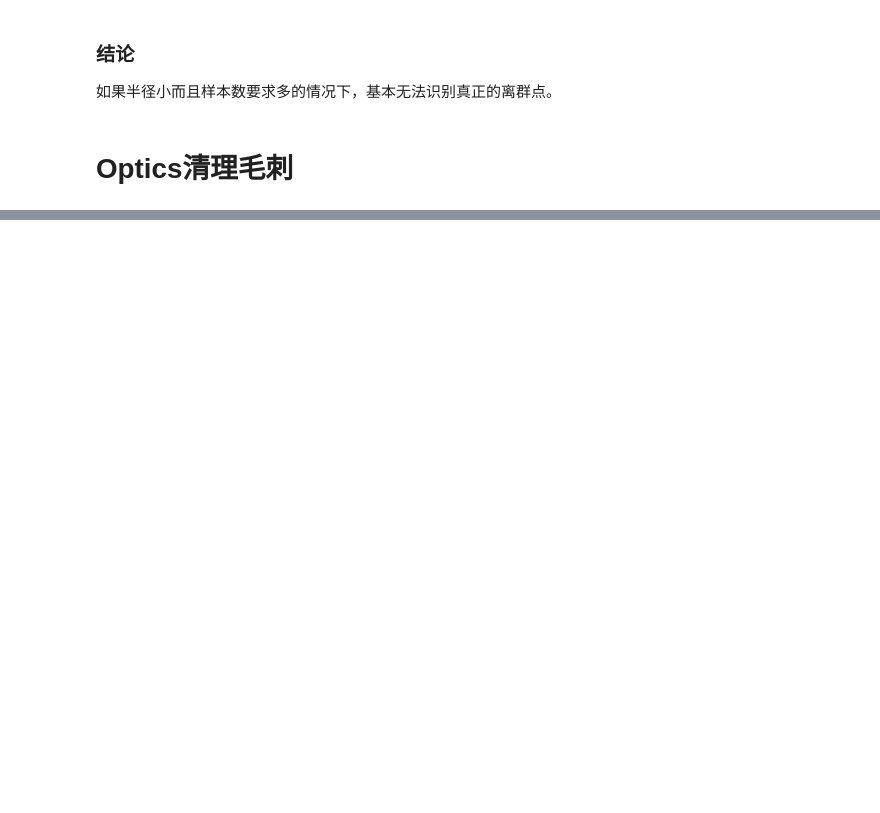
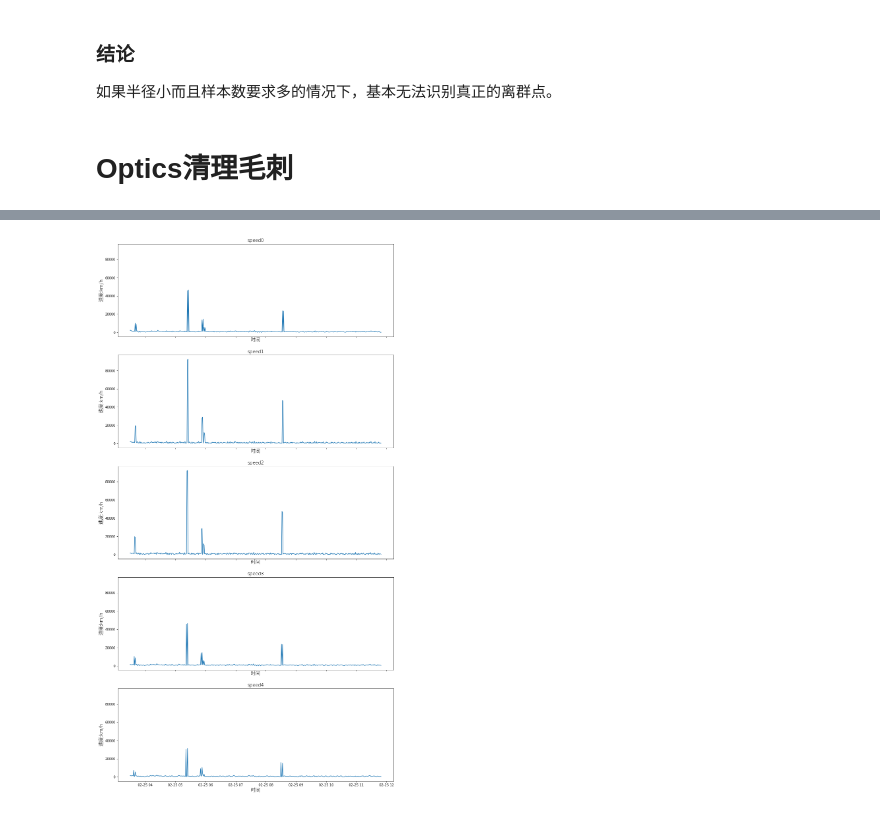
Before and after one commit to yangshuxuan/trajectory-alg, a Jupyter notebook: clean_glitch_of_a_trace.ipynb, the cells around one changed output, grey strips where cells are left out. Drawn from its saved outputs; the diff is of its cells as text; code cells hidden in the pictures; blank space fills up the shorter version.

```diff
--- a/clean_glitch_of_a_trace.ipynb
+++ b/clean_glitch_of_a_trace.ipynb
@@ -191,0 +276,19 @@ axs
+# %%
+from sklearn.metrics.pairwise import haversine_distances
+from math import radians
+
+def computeSpeed(start,end,name):
+  def utility(x):
+    startPoint = [x["StartLat"],x["StartLong"]]
+    endPoint = [x["EndLat"],x["EndLong"]]
+    startPoint_in_radians = [radians(_) for _ in startPoint]
+    endPoint_in_radians = [radians(_) for _ in endPoint]
+    result = haversine_distances([startPoint_in_radians, endPoint_in_radians])
+    return abs((result * 6371000/1000)[0,1]/x['interval']) #计算速度
+  startDF = start.reset_index(drop=True)[['timeStamp','Lat','Long']].rename(columns={"timeStamp":"StartTimeStamp","Lat":"StartLat","Long":"StartLong"})
+  endDF =  end.reset_index(drop=True)[['timeStamp','Lat','Long']].rename(columns={"timeStamp":"EndTimeStamp","Lat":"EndLat","Long":"EndLong"})
+  v = pd.concat([startDF,endDF],axis = 1)
+  v['interval']=(v['EndTimeStamp'] - v['StartTimeStamp'])/np.timedelta64(1, 'h') #计算以小时为单位的时间间隔
+  #print(v.apply(lambda x:utility(x),axis = 1).shape)
+  start.loc[:,name] = v.apply(lambda x:utility(x),axis = 1)
+  return start
@@ -191,0 +336,20 @@ axs
+# %%
+def drawSpeed(result,speedFieldNames):
+  path = '/usr/share/fonts/truetype/NotoSansSC-Light.otf'
+  fontprop = fm.FontProperties(fname=path, size= 15)
+  numberSpeeds = len(speedFieldNames)
+  f3, axs3 = plt.subplots(numberSpeeds,1,figsize=(15,30), sharex=True, sharey=True)
+  for index,i in enumerate(speedFieldNames):
+    curPlot = axs3[index]
+    curPlot.set_title(i,fontproperties=fontprop)
+    curPlot.set_ylabel('速度:km/h', fontproperties=fontprop)
+    curPlot.set_xlabel('时间', fontproperties=fontprop)
+    curPlot.plot(result.loc[:,'timeStamp'],result.loc[:,i])
+# %%
+def cleanGlitchBySpeed(origin,comparePoints,MaxSpeed,isDrawSpeed = False):
+  columnStartName="speed"
+  result = computeEachPoitSpeed(origin,comparePoints,columnStartName)
+  speedFieldNames = [i for i in result.columns.values if i.startswith(columnStartName)]
+  if (isDrawSpeed): #判断是否需要画图展示
+    drawSpeed(result,speedFieldNames)
+  return origin.loc[(result.loc[:,speedFieldNames]< MaxSpeed).sum(axis = 1) > (comparePoints // 2),:]
@@ -191,0 +362,4 @@ axs
+# %%
+afterCleanGlitchBySpeed = cleanGlitchBySpeed(t,5,3000,True)
+# %% [output]
+[figure, added]
```
Also changed, not shown: parts of 23 cells of this notebook.
